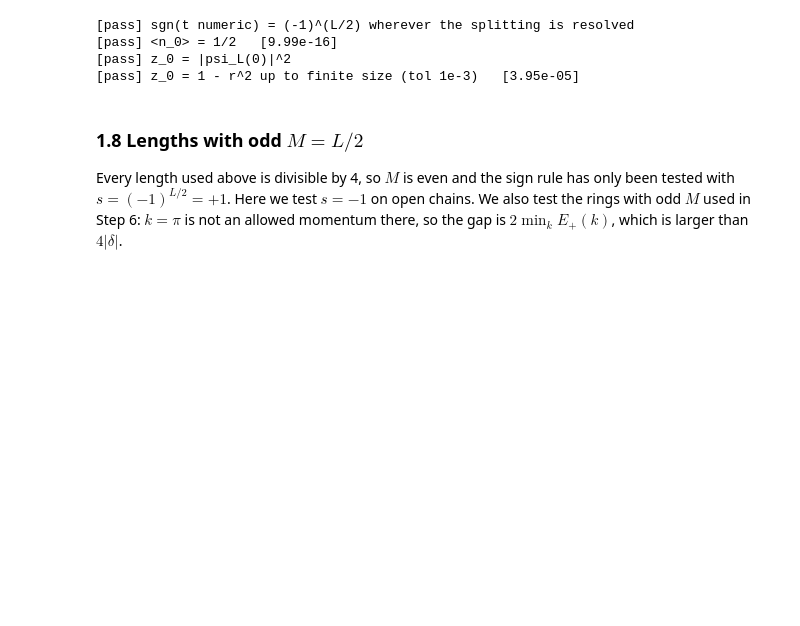
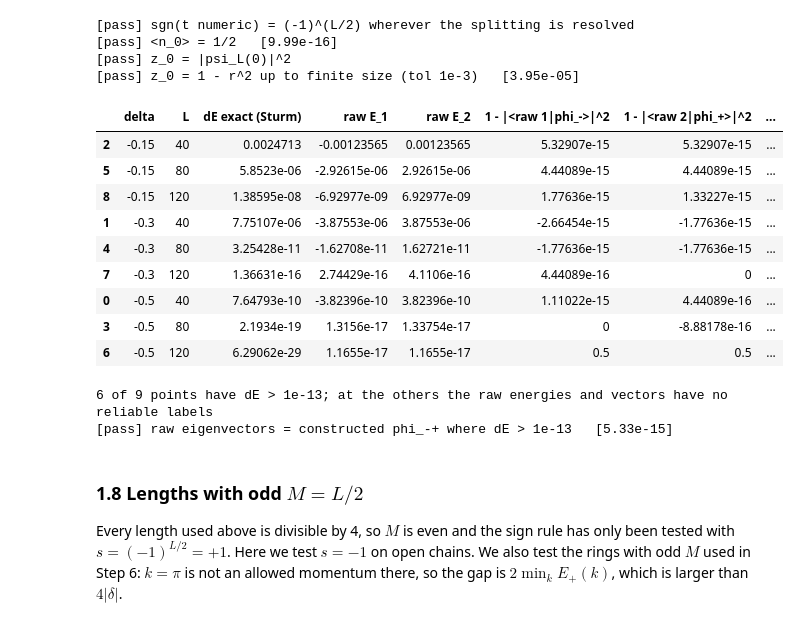
Before and after one commit to kavish707/ssh-model-project, a Jupyter notebook: project_A.ipynb, the cells around one changed output. Cells and saved outputs as stored; diff of their text form; code cells hidden in the pictures; blank space fills up the shorter version.

```diff
--- a/project_A.ipynb
+++ b/project_A.ipynb
@@ -337,9 +342,8 @@ fig, axes = plt.subplots(1, 2, figsize=(6.4, 2.7))
 ax = axes[0]
 ep = EDGE[(L_EX, DELTA_EX)]
 j = np.arange(L_EX)
-for i, (lab, c, mk) in enumerate([(r"$\psi_-$", "#2a78d6", "o"), (r"$\psi_+$", "#6250d6", "s")]):
-    col = ep["U"][:, ep["pair"][i]]
-    col = col * np.sign(col[0])
+# phi_-+ are built from psi_L, psi_R (Eq. of Sec. 1.7), so changing L_EX cannot mislabel an unresolved pair
+for col, lab, c, mk in [(ep["bonding"], r"$\phi_-$", "#2a78d6", "o"), (ep["antibonding"], r"$\phi_+$", "#6250d6", "s")]:
     ax.plot(j, col, mk, color=c, ms=3.5 if mk == "o" else 6, mfc=c if mk == "o" else "none", label=lab)
 ax.axhline(0, color=GRAY, lw=0.6)
 ax.set_xlabel("site $j$")
@@ -554,6 +560,36 @@ check("z_0 = 1 - r^2 up to finite size (tol 1e-3)", np.max(np.abs(bench.z_0 - be
 [pass] <n_0> = 1/2   [9.99e-16]
 [pass] z_0 = |psi_L(0)|^2
 [pass] z_0 = 1 - r^2 up to finite size (tol 1e-3)   [3.95e-05]
+# %%
+# Are the raw eigenvectors the bonding and antibonding orbitals? Only where the splitting is resolved.
+rows = []
+for (L, delta), ep in EDGE.items():
+    raw = ep["U"][:, ep["pair"]]
+    rows.append({"delta": delta, "L": L, "dE exact (Sturm)": splitting_sturm(L, delta),
+                 "raw E_1": ep["E"][ep["pair"][0]], "raw E_2": ep["E"][ep["pair"][1]],
+                 "1 - |<raw 1|phi_->|^2": 1 - (raw[:, 0] @ ep["bonding"]) ** 2,
+                 "1 - |<raw 2|phi_+>|^2": 1 - (raw[:, 1] @ ep["antibonding"]) ** 2,
+                 "raw 1 weight at site 0": raw[0, 0] ** 2, "raw 2 weight at site 0": raw[0, 1] ** 2})
+raw_pair = pd.DataFrame(rows).sort_values(["delta", "L"], ascending=[False, True])
+display(raw_pair)
+
+clear = raw_pair[raw_pair["dE exact (Sturm)"] > 1e-13]
+dev = clear[["1 - |<raw 1|phi_->|^2", "1 - |<raw 2|phi_+>|^2"]].abs().to_numpy().max()
+print(f"{len(clear)} of {len(raw_pair)} points have dE > 1e-13; at the others the raw energies and vectors have no reliable labels")
+check("raw eigenvectors = constructed phi_-+ where dE > 1e-13", dev < 1e-12, dev)
+# %% [output]
+|  | delta | L | dE exact (Sturm) | raw E_1 | raw E_2 | 1 - |<raw 1|phi_->|^2 | 1 - |<raw 2|phi_+>|^2 | ... |
+| 2 | -0.15 | 40 | 0.0024713 | -0.00123565 | 0.00123565 | 5.32907e-15 | 5.32907e-15 | ... |
+| 5 | -0.15 | 80 | 5.8523e-06 | -2.92615e-06 | 2.92615e-06 | 4.44089e-15 | 4.44089e-15 | ... |
+| 8 | -0.15 | 120 | 1.38595e-08 | -6.92977e-09 | 6.92977e-09 | 1.77636e-15 | 1.33227e-15 | ... |
+| 1 | -0.3 | 40 | 7.75107e-06 | -3.87553e-06 | 3.87553e-06 | -2.66454e-15 | -1.77636e-15 | ... |
+| 4 | -0.3 | 80 | 3.25428e-11 | -1.62708e-11 | 1.62721e-11 | -1.77636e-15 | -1.77636e-15 | ... |
+| 7 | -0.3 | 120 | 1.36631e-16 | 2.74429e-16 | 4.1106e-16 | 4.44089e-16 | 0 | ... |
+| 0 | -0.5 | 40 | 7.64793e-10 | -3.82396e-10 | 3.82396e-10 | 1.11022e-15 | 4.44089e-16 | ... |
+| 3 | -0.5 | 80 | 2.1934e-19 | 1.3156e-17 | 1.33754e-17 | 0 | -8.88178e-16 | ... |
+| 6 | -0.5 | 120 | 6.29062e-29 | 1.1655e-17 | 1.1655e-17 | 0.5 | 0.5 | ... |
+6 of 9 points have dE > 1e-13; at the others the raw energies and vectors have no reliable labels
+[pass] raw eigenvectors = constructed phi_-+ where dE > 1e-13   [5.33e-15]
 # %% [markdown]
 ### 1.8 Lengths with odd $M = L/2$
 
```
Also changed, not shown: parts of 11 cells of this notebook, 9 other files.
